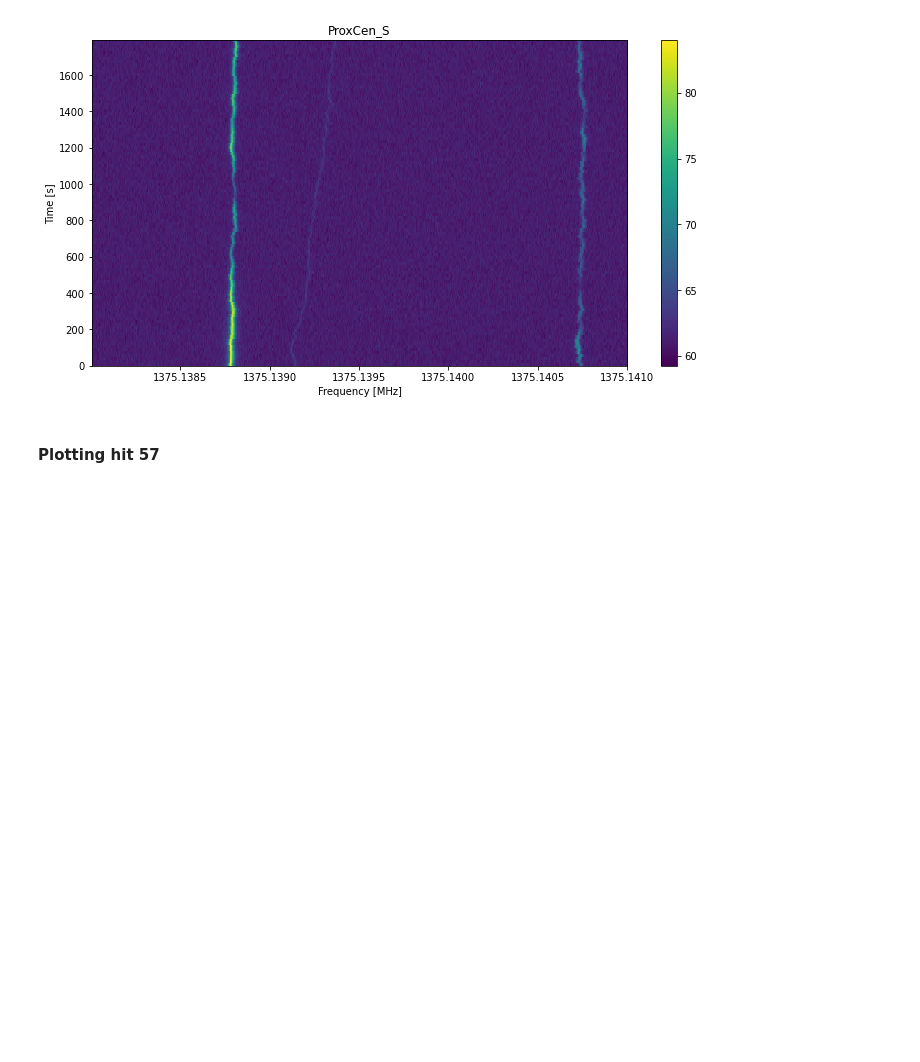
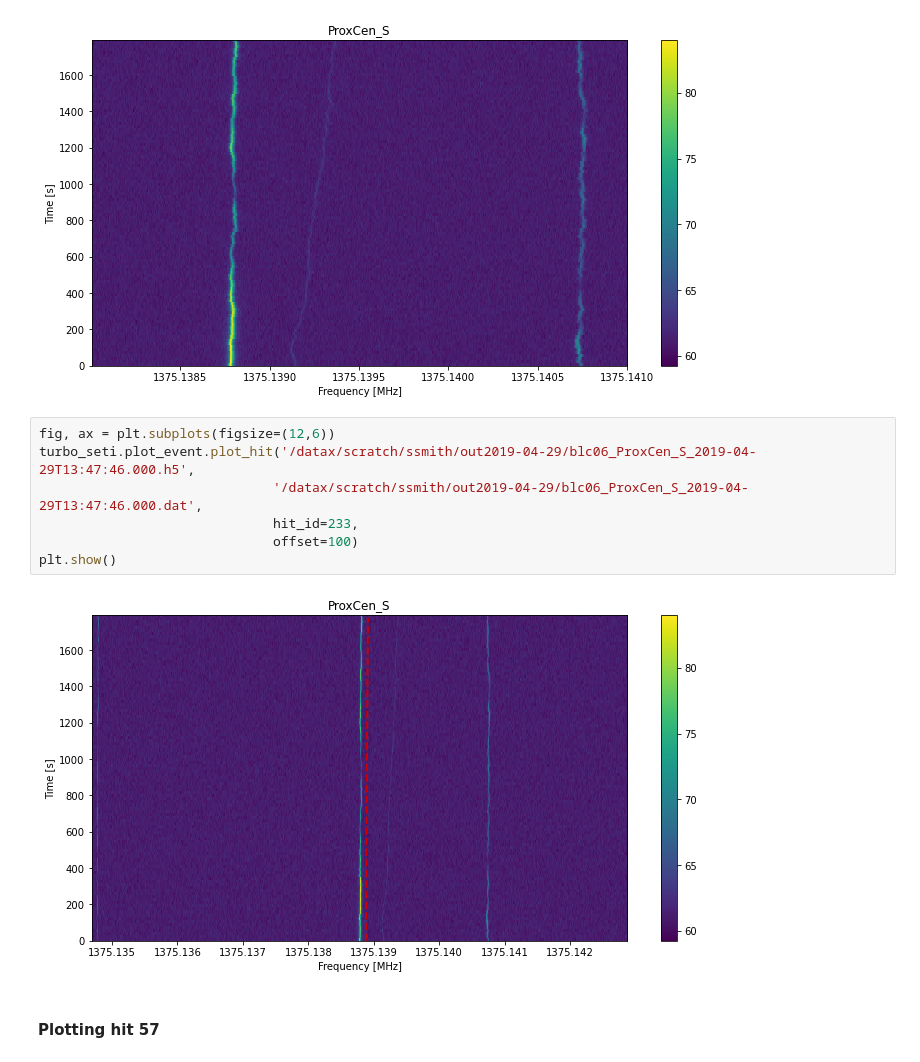
Before and after one commit to rtraas/SETI-Proxima-Centauri, a Jupyter notebook: turboSETI/plots2019-04-29.ipynb, the cells around one changed output. Cells and saved outputs as stored; diff of their text form; blank space fills up the shorter version.

```diff
--- a/turboSETI/plots2019-04-29.ipynb
+++ b/turboSETI/plots2019-04-29.ipynb
@@ -104,6 +104,15 @@ plothit("/datax/scratch/ssmith/out2019-04-29/blc06_ProxCen_S_2019-04-29T13:47:46
 | TopHitNum |  |  |  |  |  |  |  |  | ... |
 | 234 | 0.017 | 3193.607224 | 1375.138779 | 225764 | 1375.142876 | 1375.134689 | 24 | 327764 | ... |
 [figure]
+# %%
+fig, ax = plt.subplots(figsize=(12,6))
+turbo_seti.plot_event.plot_hit('/datax/scratch/ssmith/out2019-04-29/blc06_ProxCen_S_2019-04-29T13:47:46.000.h5',
+                              '/datax/scratch/ssmith/out2019-04-29/blc06_ProxCen_S_2019-04-29T13:47:46.000.dat',
+                              hit_id=233,
+                              offset=100)
+plt.show()
+# %% [output]
+[figure, added]
 # %% [markdown]
 #### Plotting hit 57
 # %%
```
Also changed, not shown: parts of 5 cells of this notebook, 8 other files.
